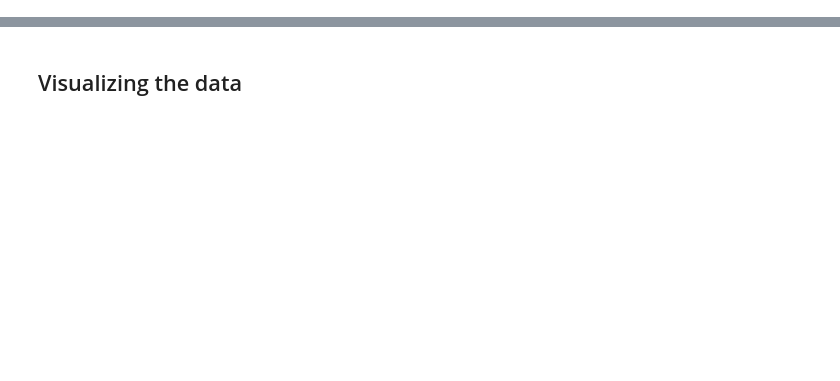
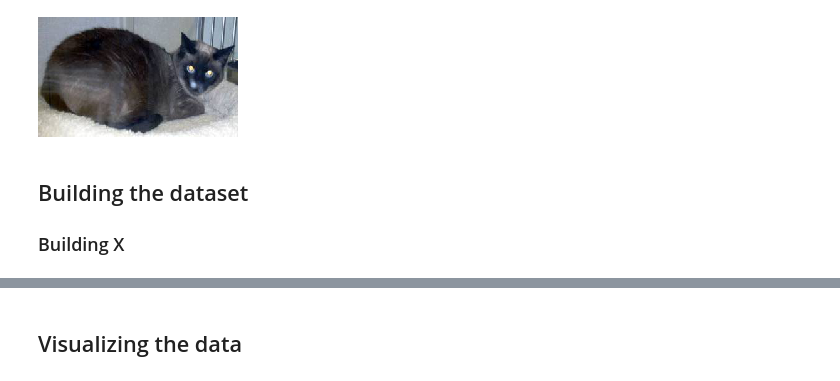
Before and after one commit to TheoLvs/machine-learning, a Jupyter notebook: 1. Computer Vision/6. Fine tuning a pre-trained network with Keras.ipynb, the cells around one changed output, grey strips where cells are left out. Drawn from its saved outputs; the diff is of its cells as text; code cells hidden in the pictures; blank space fills up the shorter version.

```diff
--- a/1. Computer Vision/6. Fine tuning a pre-trained network with Keras.ipynb
+++ b/1. Computer Vision/6. Fine tuning a pre-trained network with Keras.ipynb
@@ -27 +40,8 @@ from keras.datasets import fashion_mnist
+# %%
+img.resize((200,120))
+# %% [output]
+[figure, added]
+# %% [markdown]
+## Building the dataset
+### Building X
 # %%
```
Also changed, not shown: parts of 19 cells of this notebook.
